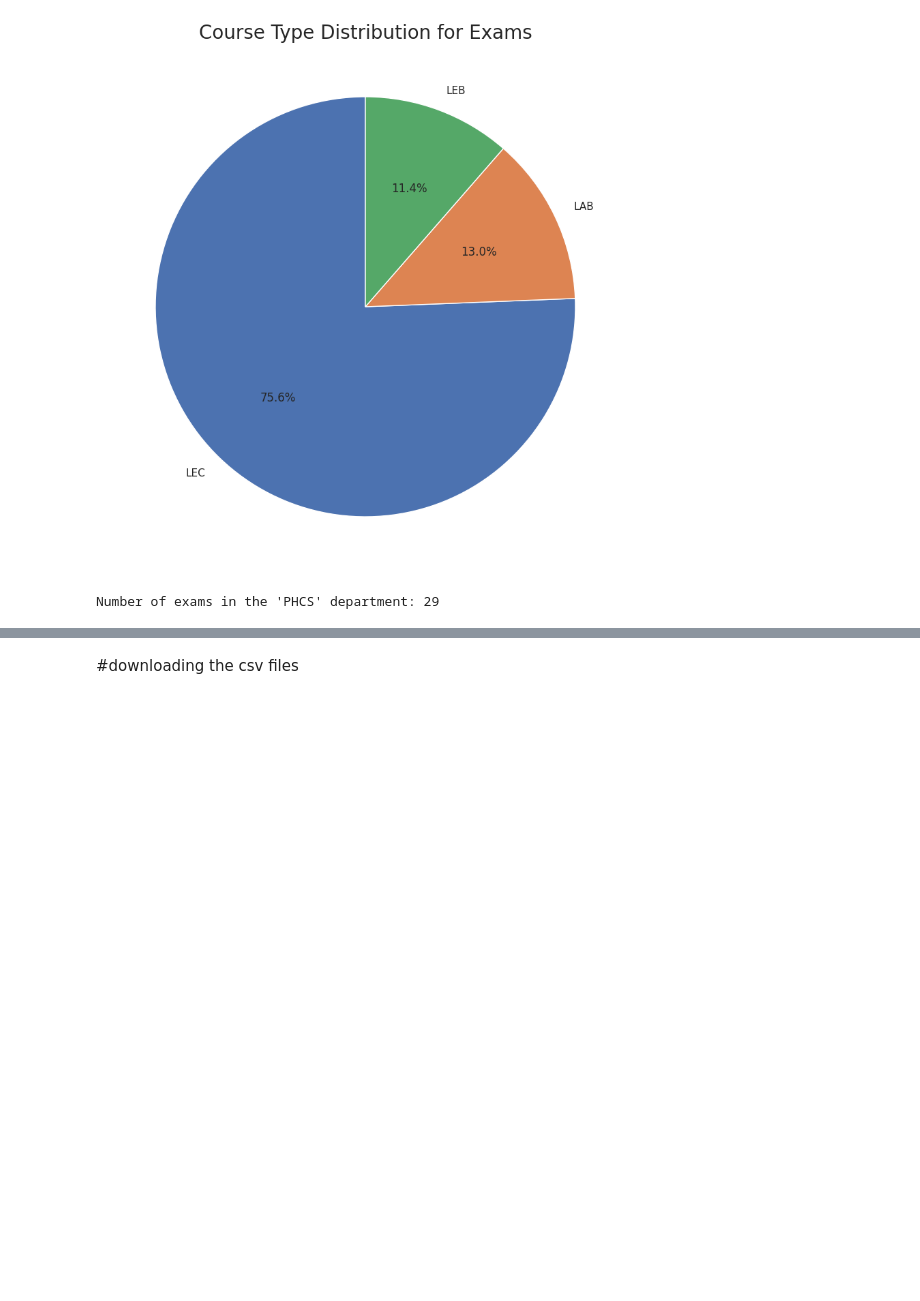
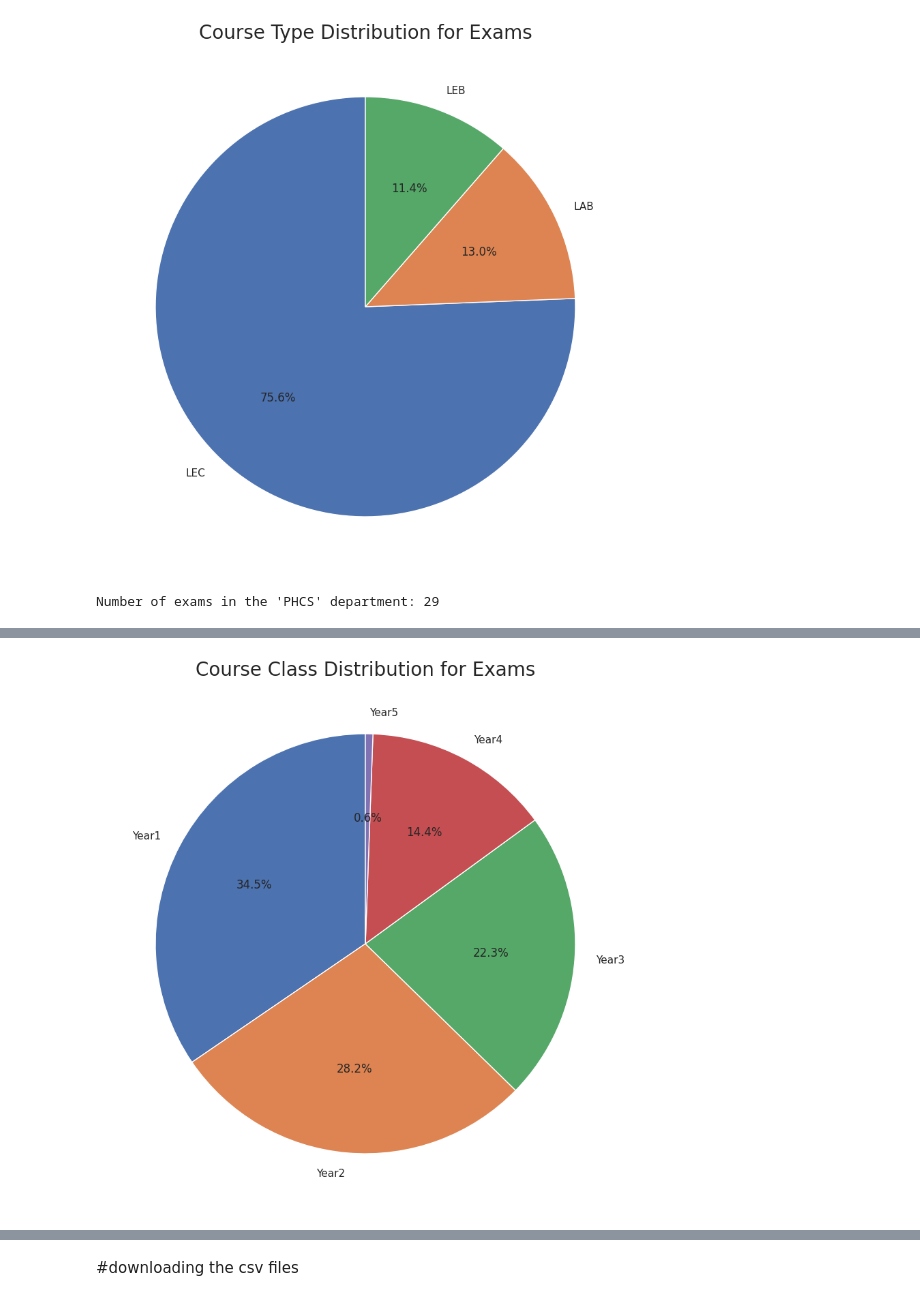
Before and after one commit to r6541/schedule_UOS, a Jupyter notebook: Preprocessing_Exam_Data_EDA.ipynb, the cells around one changed output, grey strips where cells are left out. Cells and saved outputs as stored; diff of their text form; code cells hidden in the pictures; blank space fills up the shorter version.

```diff
--- a/Preprocessing_Exam_Data_EDA.ipynb
+++ b/Preprocessing_Exam_Data_EDA.ipynb
@@ -368,0 +381,11 @@ Number of exams in the 'PHCS' department: 29
+# %%
+# prompt: create a pie chart based on COURSE_CLASS
+
+course_class_counts = exams['COURSE_CLASS'].value_counts()
+
+plt.figure(figsize=(15, 10))
+plt.pie(course_class_counts, labels=course_class_counts.index, autopct="%1.1f%%", startangle=90)
+plt.title('Course Class Distribution for Exams', fontsize=20)
+plt.show()
+# %% [output]
+[figure, added]
```
Also changed, not shown: parts of 6 cells of this notebook.
